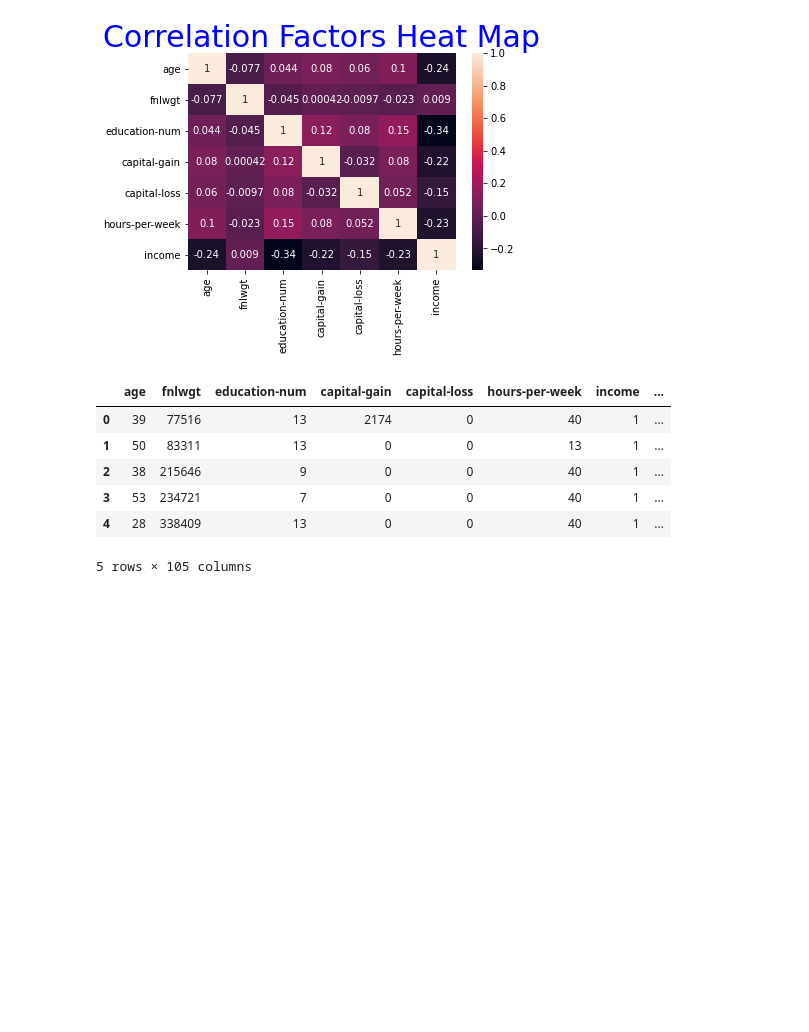
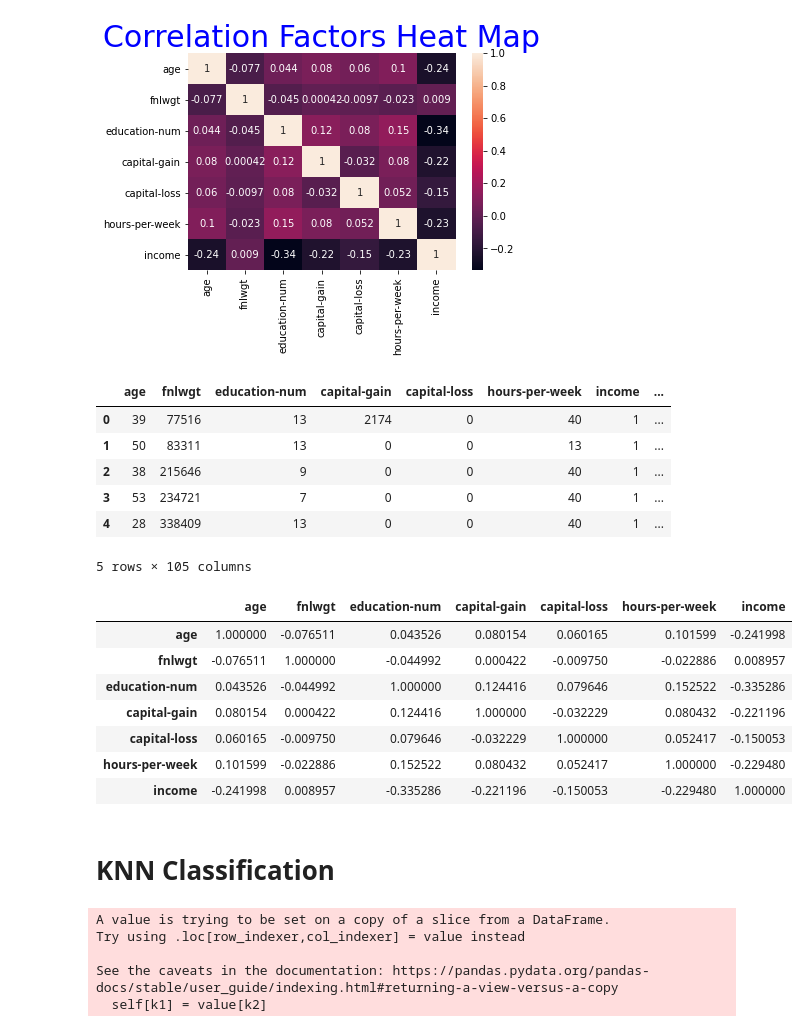
Before and after one commit to ArunitaYen/MachineLearningClassification, a Jupyter notebook: Income_Classification/Income Classification_RandomForest and DecisionTree.ipynb, the cells around one changed output. Saved outputs shown, nothing was run; the diff lists cells and outputs as text; code cells hidden in the pictures; blank space fills up the shorter version.

```diff
--- a/Income_Classification/Income Classification_RandomForest and DecisionTree.ipynb
+++ b/Income_Classification/Income Classification_RandomForest and DecisionTree.ipynb
@@ -190,0 +184,16 @@ X_train, X_test, y_train, y_test = train_test_split(X, y, test_size=0.3)
+# %%
+num_atr=['fnlwgt' , 'capital-gain', 'capital-loss', 'hours-per-week']
+
+cat_atr=['age', 'workclass' , 'education' , 'education-num' , 'marital-status' , 'occupation' , 'relationship', 'race', 'sex', 'native-country']
+A.corr()
+# %% [output]
+|  | age | fnlwgt | education-num | capital-gain | capital-loss | hours-per-week | income |
+| age | 1.000000 | -0.076511 | 0.043526 | 0.080154 | 0.060165 | 0.101599 | -0.241998 |
+| fnlwgt | -0.076511 | 1.000000 | -0.044992 | 0.000422 | -0.009750 | -0.022886 | 0.008957 |
+| education-num | 0.043526 | -0.044992 | 1.000000 | 0.124416 | 0.079646 | 0.152522 | -0.335286 |
+| capital-gain | 0.080154 | 0.000422 | 0.124416 | 1.000000 | -0.032229 | 0.080432 | -0.221196 |
+| capital-loss | 0.060165 | -0.009750 | 0.079646 | -0.032229 | 1.000000 | 0.052417 | -0.150053 |
+| hours-per-week | 0.101599 | -0.022886 | 0.152522 | 0.080432 | 0.052417 | 1.000000 | -0.229480 |
+| income | -0.241998 | 0.008957 | -0.335286 | -0.221196 | -0.150053 | -0.229480 | 1.000000 |
+# %% [markdown]
+# KNN Classification
@@ -190,0 +212,9 @@ X_train, X_test, y_train, y_test = train_test_split(X, y, test_size=0.3)
+# %%
+le = LabelEncoder()
+X_train[cat_atr] = X_train[cat_atr].apply(le.fit_transform)
+# %% [output]
+A value is trying to be set on a copy of a slice from a DataFrame.
+Try using .loc[row_indexer,col_indexer] = value instead
+
+See the caveats in the documentation: https://pandas.pydata.org/pandas-docs/stable/user_guide/indexing.html#returning-a-view-versus-a-copy
+  self[k1] = value[k2]
```
Also changed, not shown: parts of 35 cells of this notebook, 1 other file.
